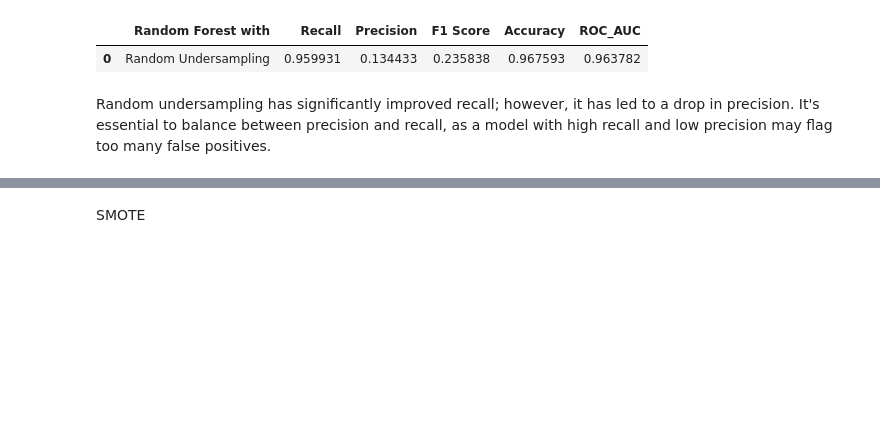
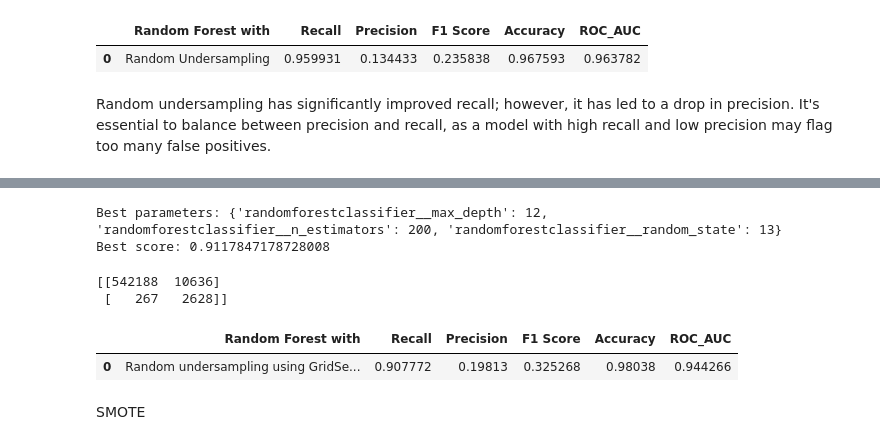
Before and after one commit to saxyrinchen/bt4012_project, a Jupyter notebook: RF.ipynb, the cells around one changed output, grey strips where cells are left out. Drawn from its saved outputs; the diff is of its cells as text; code cells hidden in the pictures; blank space fills up the shorter version.

```diff
--- a/RF.ipynb
+++ b/RF.ipynb
@@ -385,0 +388,5 @@ Random undersampling has significantly improved recall; however, it has led to a
+# %%
+new_params = {'randomforestclassifier__' + key: params[key] for key in params}
+grid_under2_rf = GridSearchCV(random_unders_pipeline, param_grid=new_params, cv=kf, scoring='recall',
+                        return_train_score=True)
+grid_under2_rf.fit(X_train_final, y_train)
@@ -386,3 +403,33 @@ Random undersampling has significantly improved recall; however, it has led to a
+# %%
+print('Best parameters:', grid_under2_rf.best_params_)
+print('Best score:', grid_under2_rf.best_score_)
+# %% [output]
+Best parameters: {'randomforestclassifier__max_depth': 12, 'randomforestclassifier__n_estimators': 200, 'randomforestclassifier__random_state': 13}
+Best score: 0.9117847178728008
+# %%
+y_pred_under2 = grid_under2_rf.best_estimator_.named_steps['randomforestclassifier'].predict(X_test_final)
+# %%
+cm = confusion_matrix(y_test, y_pred_under2)
+
+under2_rf_Recall = recall_score(y_test, y_pred_under2)
+under2_rf_Precision = precision_score(y_test, y_pred_under2)
+under2_rf_f1 = f1_score(y_test, y_pred_under2)
+under2_rf_accuracy = accuracy_score(y_test, y_pred_under2)
+under2_rf_roc = roc_auc_score(y_test, y_pred_under2)
+
+print(cm)
+# %% [output]
+[[542188  10636]
+ [   267   2628]]
+# %%
+ndf = [(under2_rf_Recall, under2_rf_Precision, under2_rf_f1, under2_rf_accuracy, under2_rf_roc)]
+
+under2_rf_score = pd.DataFrame(data = ndf, columns=['Recall','Precision','F1 Score', 'Accuracy', 'ROC_AUC'])
+under2_rf_score.insert(0, 'Random Forest with', 'Random undersampling using GridSearch')
+under2_rf_score
+# %% [output]
+|  | Random Forest with | Recall | Precision | F1 Score | Accuracy | ROC_AUC |
+| 0 | Random undersampling using GridSe... | 0.907772 | 0.19813 | 0.325268 | 0.98038 | 0.944266 |
 # %% [markdown]
 SMOTE
 # %%
```
Also changed, not shown: parts of 16 cells of this notebook.
